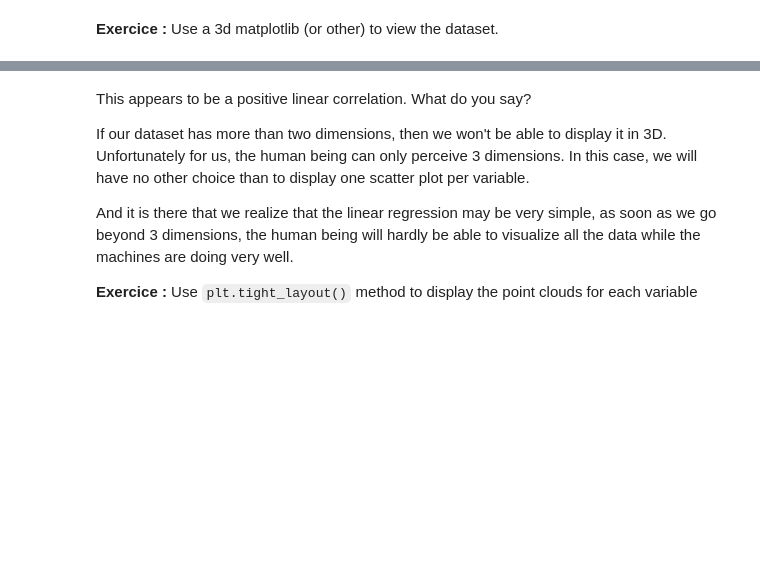
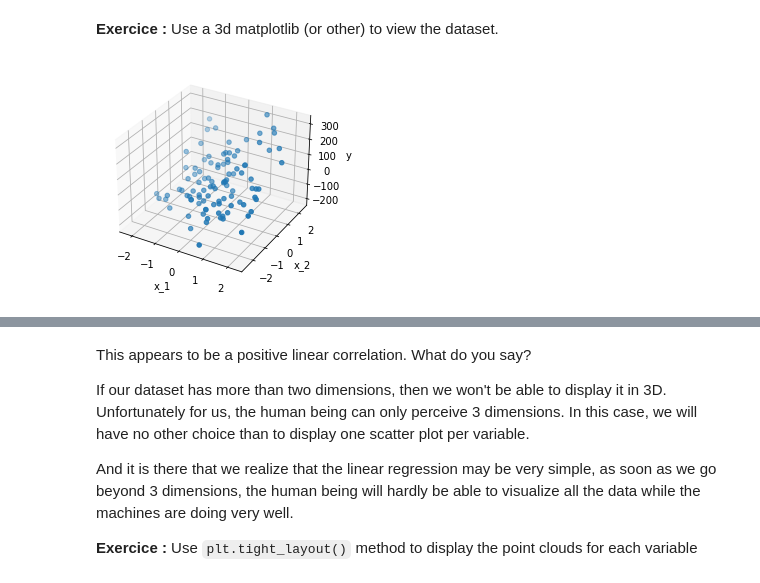
Before and after one commit to Nooreyni/Regression, a Jupyter notebook: 03-Multiple_linear_regression.ipynb, the cells around one changed output, grey strips where cells are left out. Saved outputs shown, nothing was run; the diff lists cells and outputs as text; code cells hidden in the pictures; blank space fills up the shorter version.

```diff
--- a/03-Multiple_linear_regression.ipynb
+++ b/03-Multiple_linear_regression.ipynb
@@ -40,6 +50,25 @@ Variables x and y must be of type numpy.ndarray. Therefore, our variable x has t
 To represent a dataset that has two features, we can use 3d visualization.
 # %% [markdown]
 **Exercice :** Use a 3d matplotlib (or other) to view the dataset.
+# %%
+from mpl_toolkits.mplot3d import Axes3D
+fig = plt.figure()
+ax = fig.add_subplot(111, projection='3d')
+
+x1 = df['x_1']
+x2 = df['x_2']
+y = df['y']
+
+
+ax.set_xlabel("x_1")
+ax.set_ylabel("x_2")
+ax.set_zlabel("y")
+
+ax.scatter(x1, x2, y)
+
+plt.show()
+# %% [output]
+[figure, added]
 # %% [markdown]
 If you change the camera angle, you should come across something that looks like this:
 <img src="./assets/3dplot.png" />
```
Also changed, not shown: parts of 24 cells of this notebook, 2 other files.
